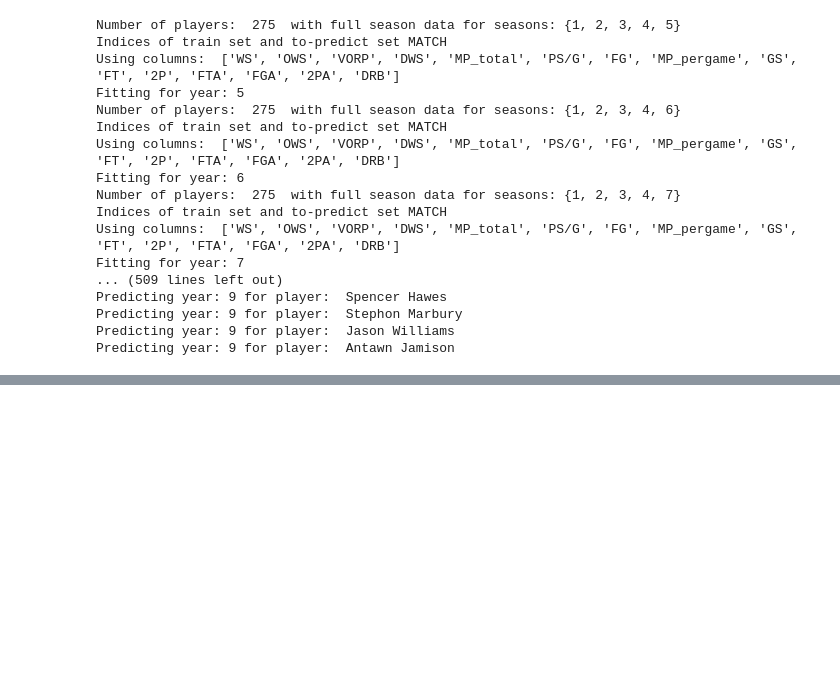
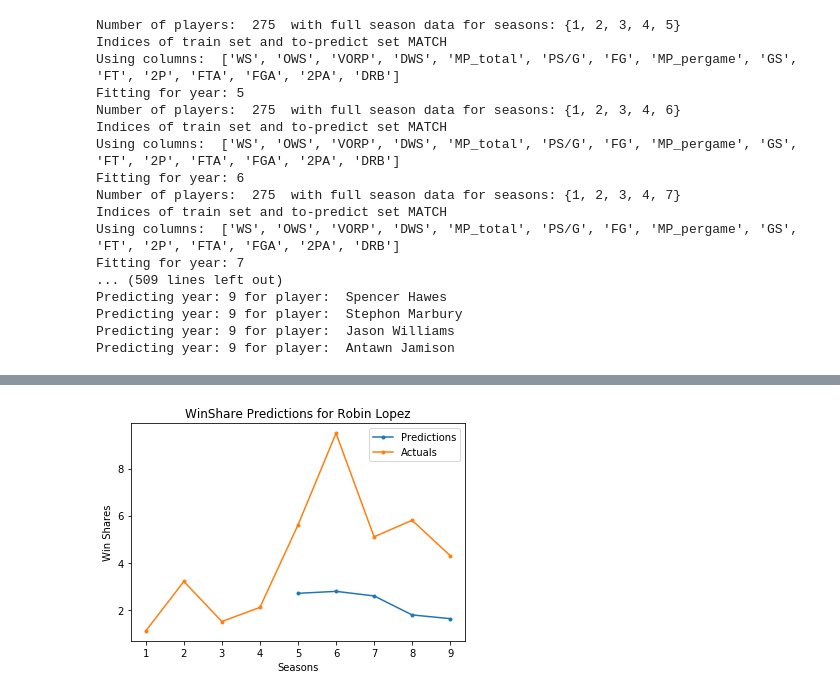
Before and after one commit to KirkAVoss/kv-capstone, a Jupyter notebook: NBAwinshare/2018.11.29_KV_Work.ipynb, the cells around one changed output, grey strips where cells are left out. Cells and saved outputs as stored; diff of their text form; code cells hidden in the pictures; blank space fills up the shorter version.

```diff
--- a/NBAwinshare/2018.11.29_KV_Work.ipynb
+++ b/NBAwinshare/2018.11.29_KV_Work.ipynb
@@ -92,0 +123,4 @@ TypeError: 'method' object is not subscriptable
+# %%
+sr.plot_player_arc(fullstats,'Robin Lopez',allprediction_dicts[2])
+# %% [output]
+[figure, added]
```
Also changed, not shown: parts of 16 cells of this notebook, 1 other file.
